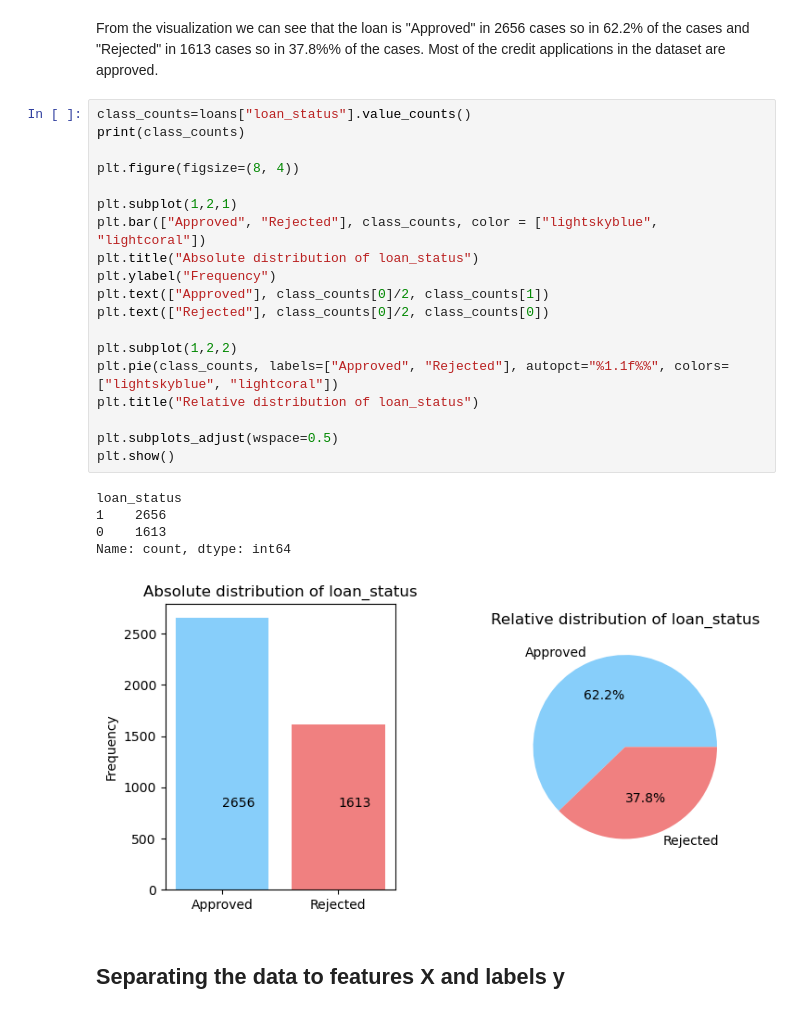
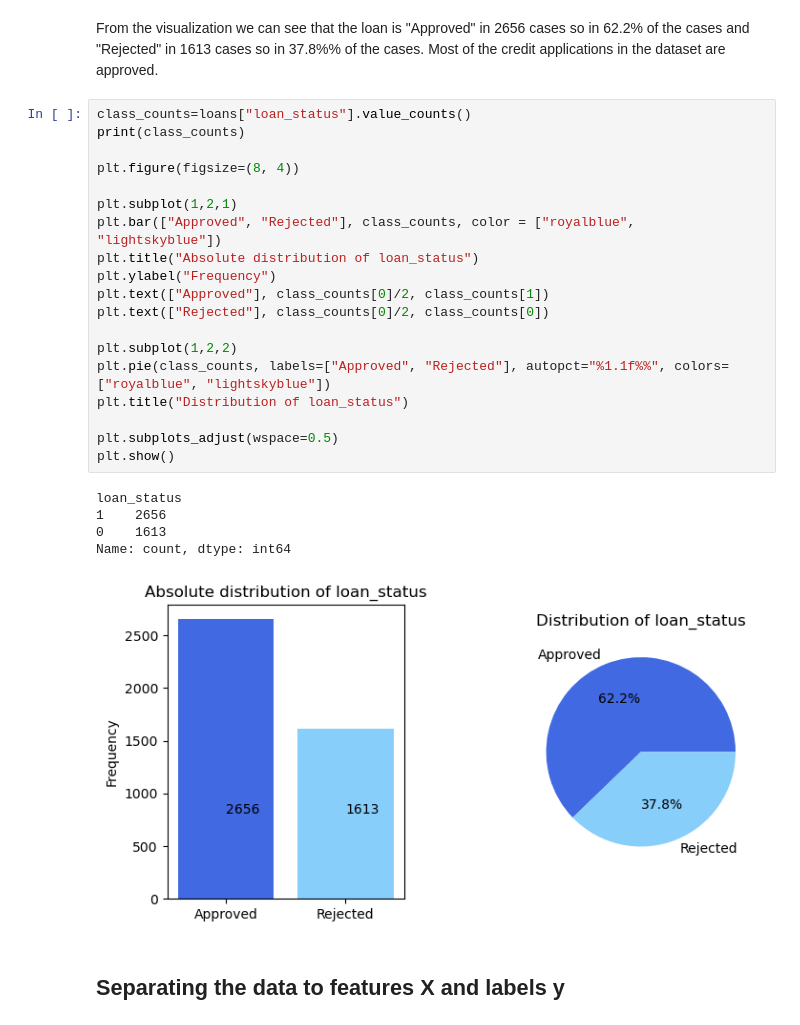
Before and after one commit to Rampenator/dsb, a Jupyter notebook: Juuso.ipynb, the cells around one changed output. Drawn from its saved outputs; the diff is of its cells as text.

```diff
--- a/Juuso.ipynb
+++ b/Juuso.ipynb
@@ -161,28 +162,28 @@ From the visualization we can see that the loan is "Approved" in 2656 cases so i
 # %%
 class_counts=loans["loan_status"].value_counts()
 print(class_counts)
 
 plt.figure(figsize=(8, 4))
 
 plt.subplot(1,2,1)
-plt.bar(["Approved", "Rejected"], class_counts, color = ["lightskyblue", "lightcoral"])
+plt.bar(["Approved", "Rejected"], class_counts, color = ["royalblue", "lightskyblue"])
 plt.title("Absolute distribution of loan_status")
 plt.ylabel("Frequency")
 plt.text(["Approved"], class_counts[0]/2, class_counts[1])
 plt.text(["Rejected"], class_counts[0]/2, class_counts[0])
 
 plt.subplot(1,2,2)
-plt.pie(class_counts, labels=["Approved", "Rejected"], autopct="%1.1f%%", colors= ["lightskyblue", "lightcoral"])
-plt.title("Relative distribution of loan_status")
+plt.pie(class_counts, labels=["Approved", "Rejected"], autopct="%1.1f%%", colors= ["royalblue", "lightskyblue"])
+plt.title("Distribution of loan_status")
 
 plt.subplots_adjust(wspace=0.5)
 plt.show()
 # %% [output]
 loan_status
 1    2656
 0    1613
 Name: count, dtype: int64
-[figure, old version]
+[figure, new version]
 # %% [markdown]
 ## Separating the data to features X and labels y
 # %%
```
Also changed, not shown: parts of 29 cells of this notebook.
